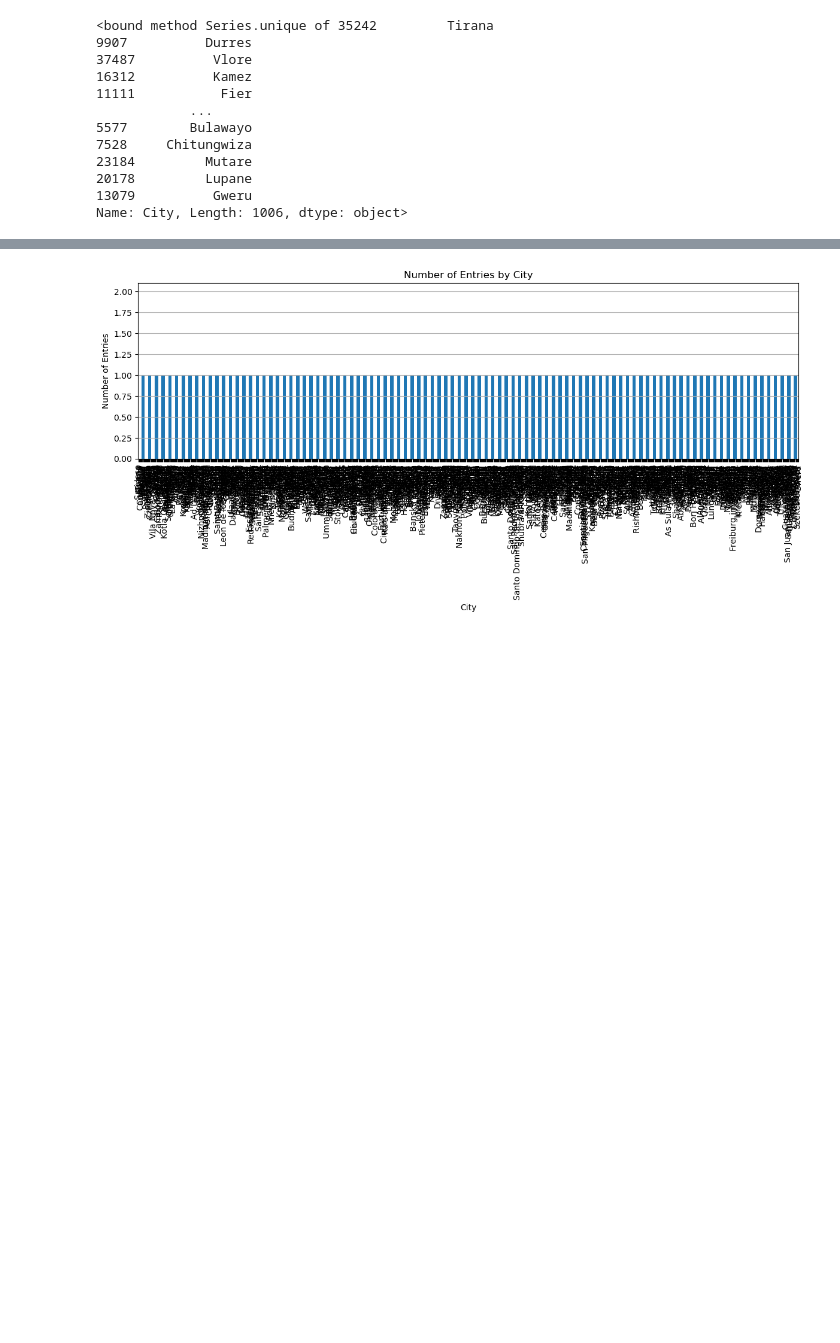
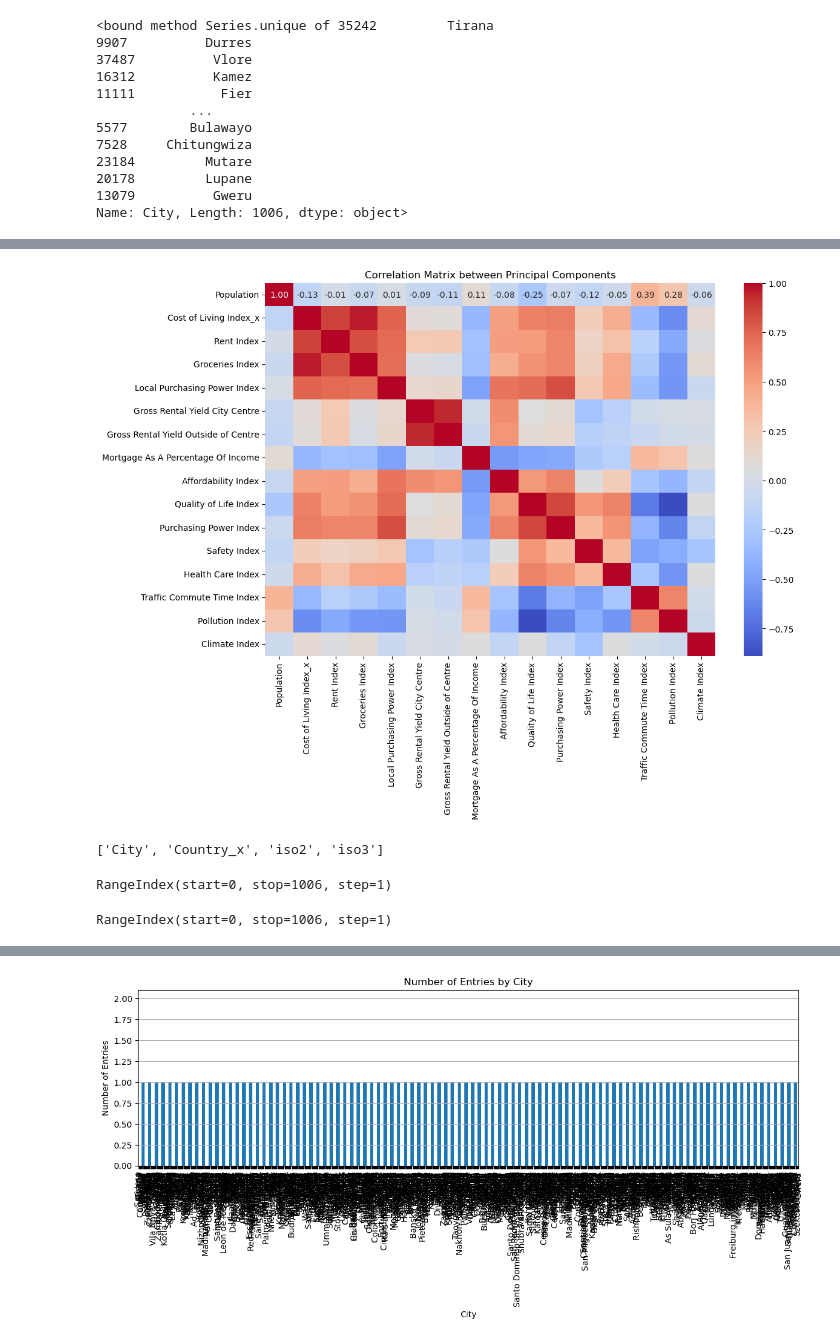
Before and after one commit to ronmaccms/DE_Team, a Jupyter notebook: 05_data_eng_cities_kpis.ipynb, the cells around one changed output, grey strips where cells are left out. Drawn from its saved outputs; the diff is of its cells as text; code cells hidden in the pictures; blank space fills up the shorter version.

```diff
--- a/05_data_eng_cities_kpis.ipynb
+++ b/05_data_eng_cities_kpis.ipynb
@@ -479,0 +556,23 @@ Name: City, Length: 1006, dtype: object>
+# %%
+# Calculate the correlation matrix
+correlation_matrix = migration_database[numerical_columns].corr()
+
+# Plot the correlation matrix
+plt.figure(figsize=(12, 8))
+sns.heatmap(correlation_matrix, annot=True, cmap='coolwarm', fmt=".2f")
+plt.title('Correlation Matrix between Principal Components')
+plt.show()
+# %% [output]
+[figure, added]
+# %%
+[col for col in migration_database if migration_database[col].dtype==object]
+# %% [output]
+['City', 'Country_x', 'iso2', 'iso3']
+# %%
+final_numerical.index
+# %% [output]
+RangeIndex(start=0, stop=1006, step=1)
+# %%
+final_categorical.index
+# %% [output]
+RangeIndex(start=0, stop=1006, step=1)
```
Also changed, not shown: parts of 21 cells of this notebook, 1 other file.
